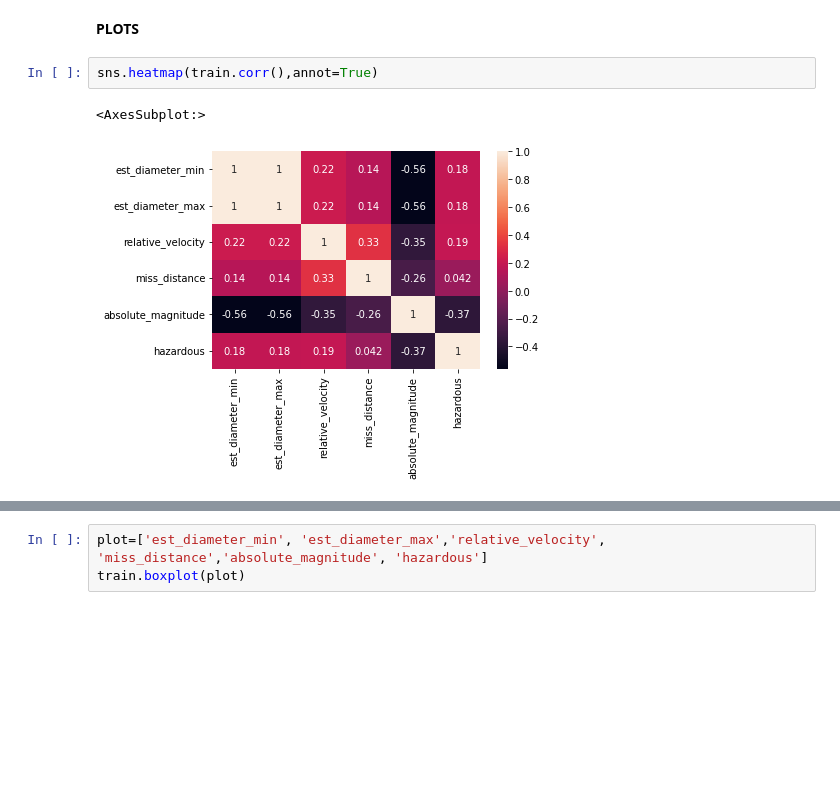
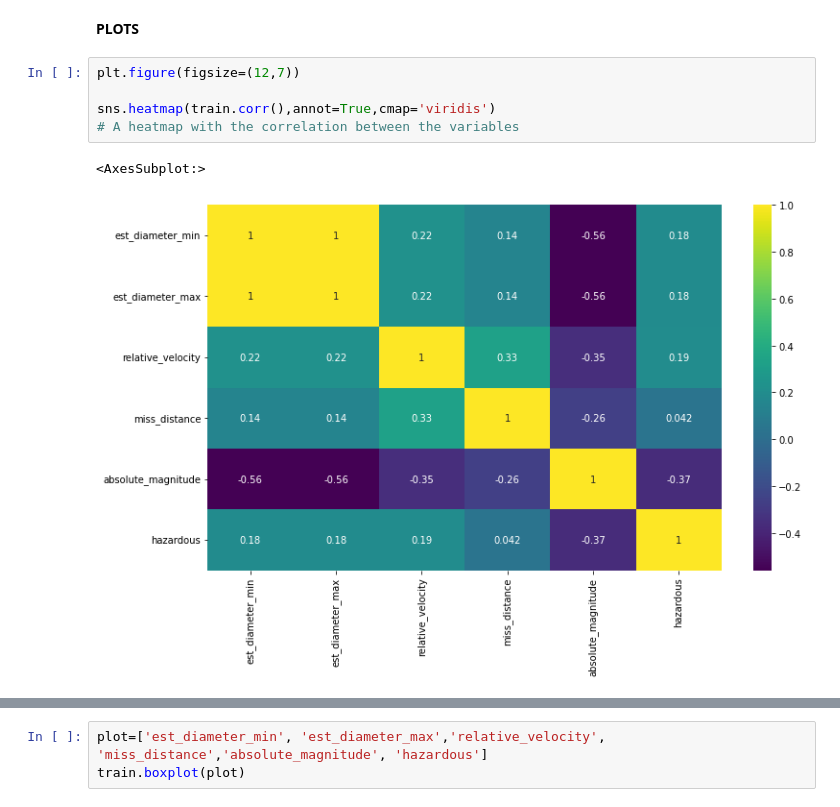
Before and after one commit to abhiece1/ml_project1, a Jupyter notebook: task_1.ipynb, the cells around one changed output, grey strips where cells are left out. Saved outputs shown, nothing was run; the diff lists cells and outputs as text; blank space fills up the shorter version.

```diff
--- a/task_1.ipynb
+++ b/task_1.ipynb
@@ -178,8 +178,11 @@ X_train
 ****
 # %% [markdown]
 **PLOTS**
-# %%
-sns.heatmap(train.corr(),annot=True)
-# %% [output]
-<AxesSubplot:>
-[figure, removed]
+# %%
+plt.figure(figsize=(12,7))
+
+sns.heatmap(train.corr(),annot=True,cmap='viridis')
+# A heatmap with the correlation between the variables
+# %% [output]
+<AxesSubplot:>
+[figure, added]
```
Also changed, not shown: parts of 12 cells of this notebook.
